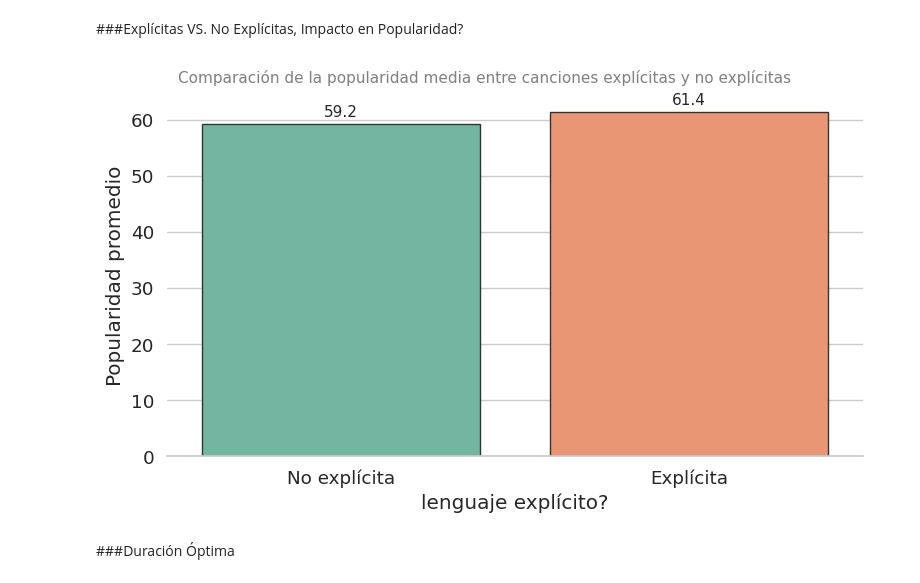
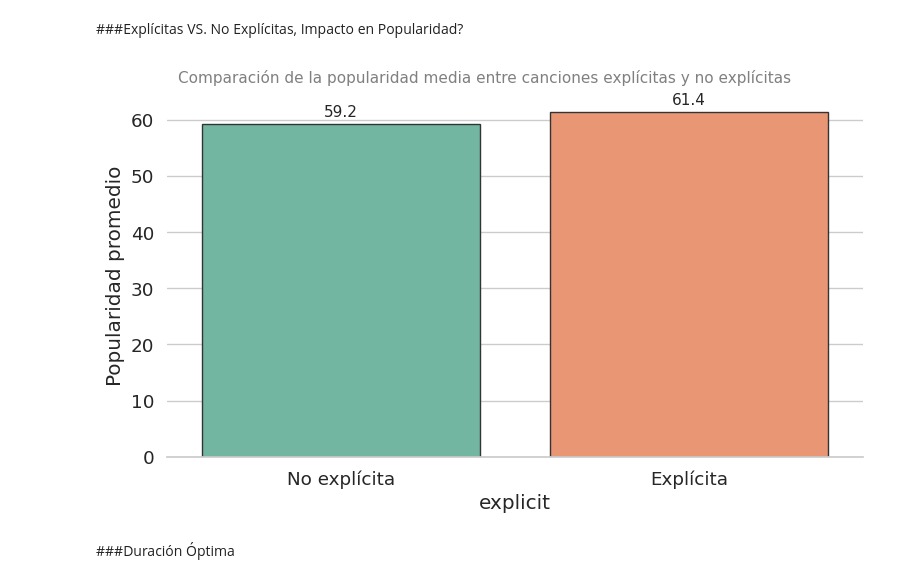
Before and after one commit to jpsicilia/spotify_analysis, a Jupyter notebook: notebooks/spotify_analisis.ipynb, the cells around one changed output. Cells and saved outputs as stored; diff of their text form; code cells hidden in the pictures.

```diff
--- a/notebooks/spotify_analisis.ipynb
+++ b/notebooks/spotify_analisis.ipynb
@@ -241,35 +241,34 @@ plt.show()
 sns.set(style="whitegrid", font_scale=1.2)
 plt.figure(figsize=(8, 5))
 
 groupby_explicit = df.groupby("explicit")["popularity"].agg(["mean", "count"])
 groupby_explicit = groupby_explicit.rename(columns={"mean": "avg_popularity", "count": "song_count"})
 ax = sns.barplot(
     data=groupby_explicit,
     x="explicit",
     y="avg_popularity",
     hue="explicit",
     palette="Set2",
     legend=False,
     edgecolor=".2"
 )
 
 # Etiquetas con los valores de las barras
 for container in ax.containers:
     ax.bar_label(container, fmt="%.1f", label_type="edge", padding=3, fontsize=11)
 
 # Títulos
 plt.suptitle("Comparación de la popularidad media entre canciones explícitas y no explícitas", fontsize=11, y=0.93, color='gray')
 
 # Ejes
-plt.xlabel("lenguaje explícito?")
 plt.ylabel("Popularidad promedio")
 plt.xticks([0, 1], ["No explícita", "Explícita"])
 
 sns.despine(left=True)
 plt.tight_layout()
 plt.show()
 # %% [output]
-[figure, old version]
+[figure, new version]
 # %% [markdown]
 ###Duración Óptima
 # %%
```
